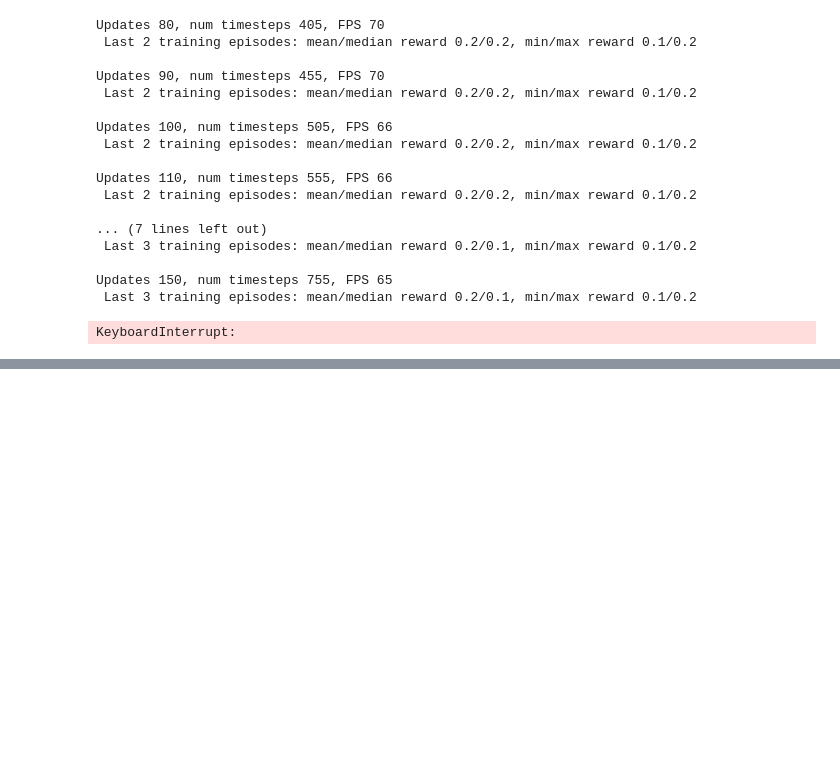
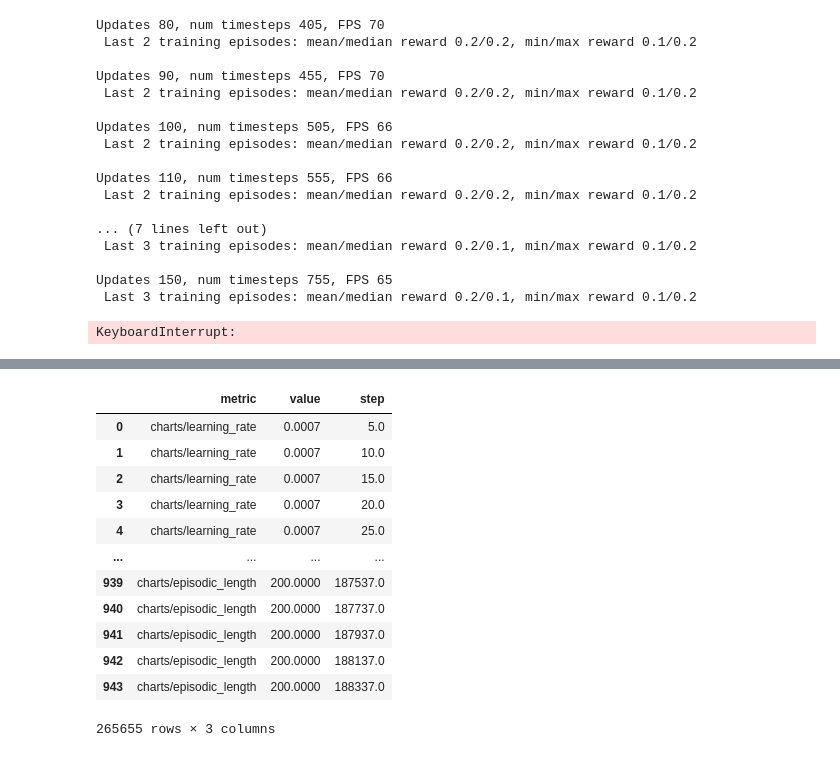
Before and after one commit to liuandrew/training-rl-algo, a Jupyter notebook: write_and_test/test_env_training.ipynb, the cells around one changed output, grey strips where cells are left out. Saved outputs shown, nothing was run; the diff lists cells and outputs as text; code cells hidden in the pictures; blank space fills up the shorter version.

```diff
--- a/write_and_test/test_env_training.ipynb
+++ b/write_and_test/test_env_training.ipynb
@@ -2310,0 +974,16 @@ array([5, 6, 7, 3, 4, 5])
+# %%
+df
+# %% [output]
+|  | metric | value | step |
+| 0 | charts/learning_rate | 0.0007 | 5.0 |
+| 1 | charts/learning_rate | 0.0007 | 10.0 |
+| 2 | charts/learning_rate | 0.0007 | 15.0 |
+| 3 | charts/learning_rate | 0.0007 | 20.0 |
+| 4 | charts/learning_rate | 0.0007 | 25.0 |
+| ... | ... | ... | ... |
+| 939 | charts/episodic_length | 200.0000 | 187537.0 |
+| 940 | charts/episodic_length | 200.0000 | 187737.0 |
+| 941 | charts/episodic_length | 200.0000 | 187937.0 |
+| 942 | charts/episodic_length | 200.0000 | 188137.0 |
+| 943 | charts/episodic_length | 200.0000 | 188337.0 |
+265655 rows × 3 columns
```
Also changed, not shown: parts of 68 cells of this notebook, 2 other files.
